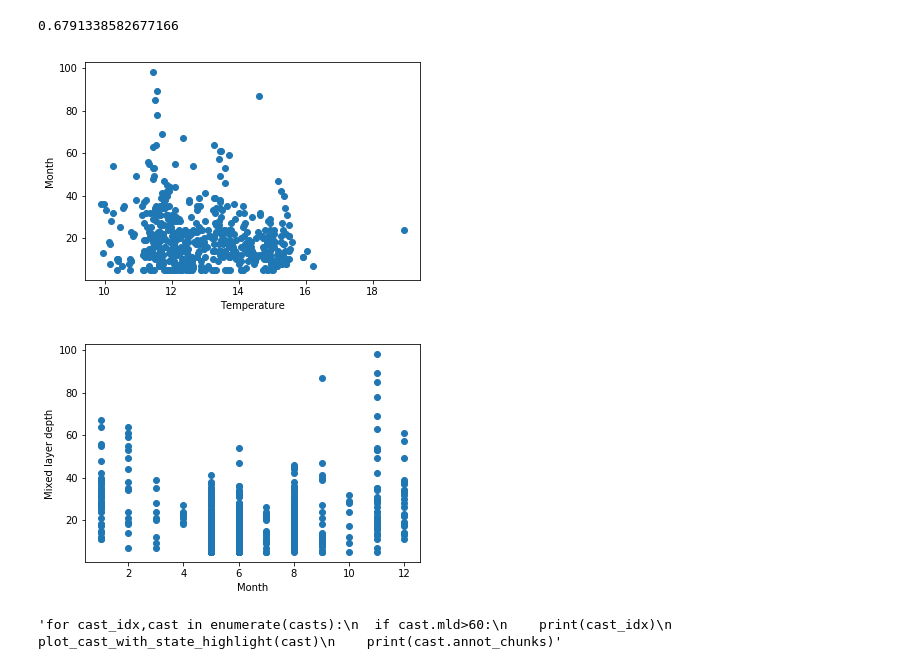
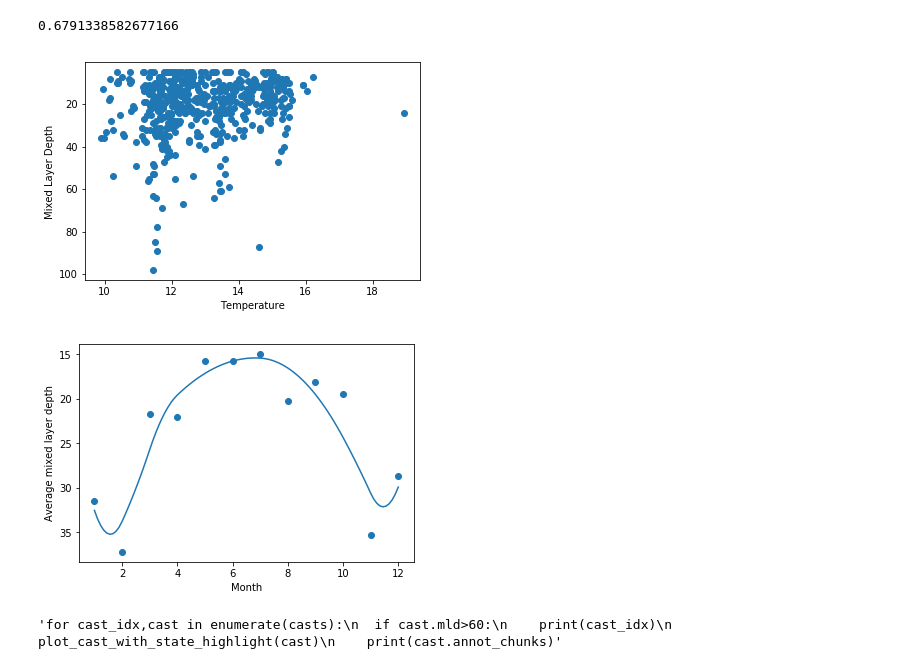
Before and after one commit to AvantiShri/ess151project, a Jupyter notebook: OceanLayersHmm.ipynb, the cells around one changed output. Drawn from its saved outputs; the diff is of its cells as text; code cells hidden in the pictures.

```diff
--- a/OceanLayersHmm.ipynb
+++ b/OceanLayersHmm.ipynb
@@ -598,17 +598,27 @@ np.mean([x.has_breaks_after_mld for x in casts])
 0.6791338582677166
 # %%
 plt.scatter([x.get_smoothed('Temperature', 5) for x in casts], [x.mld for x in casts])
-plt.ylabel("Month")
+plt.ylabel("Mixed Layer Depth")
 plt.xlabel("Temperature")
+plt.gca().invert_yaxis()
 plt.show()
 
-plt.scatter([int(str(x.date)[4:6]) for x in casts], [x.mld for x in casts])
+month_to_mld = [list() for i in range(12)]
+for cast in casts:
+  month = int(str(cast.date)[4:6])
+  month_to_mld[month-1].append(cast.mld)
+
+mean_mld_per_month = np.array([np.mean(x) for x in month_to_mld])
+mldspline = UnivariateSpline(np.arange(1,13), mean_mld_per_month, k=2, s=100)
+plt.scatter(np.arange(1,13), mean_mld_per_month)
+plt.plot(np.linspace(1,12,100), mldspline(np.linspace(1,12,100)))
 plt.xlabel("Month")
-plt.ylabel("Mixed layer depth")
+plt.ylabel("Average mixed layer depth")
+plt.gca().invert_yaxis()
 plt.show()
 # %% [output]
-[figure, old version]
+[figure, new version]
-[figure, old version]
+[figure, new version]
 # %%
 """for cast_idx,cast in enumerate(casts):
   if cast.mld>60:
```
